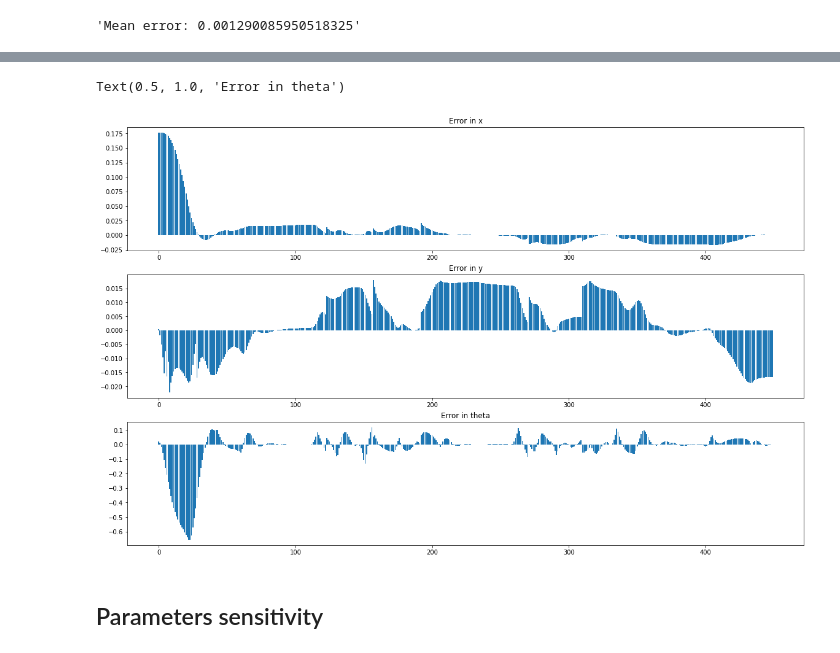
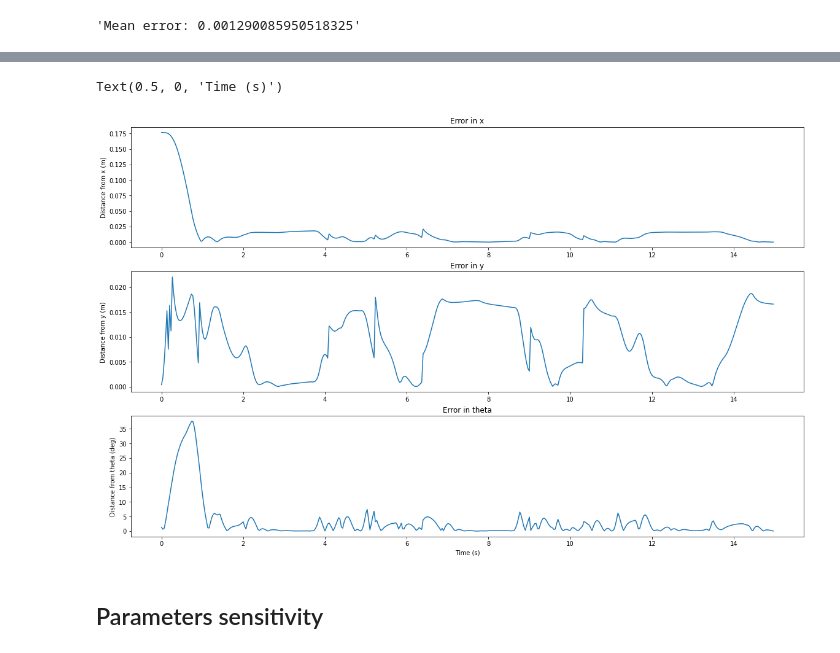
Before and after one commit to giuliovv/duckrace, a Jupyter notebook: casadi_mpc.ipynb, the cells around one changed output, grey strips where cells are left out. Cells and saved outputs as stored; diff of their text form; code cells hidden in the pictures.

```diff
--- a/casadi_mpc.ipynb
+++ b/casadi_mpc.ipynb
@@ -316,20 +327,24 @@ utils.show_on_map_array(env, np.array([X_log[0,:], X_log[1,:]]).T, fig=ax_dict["
 # %%
 fig = plt.figure(constrained_layout=True, figsize=(16, 10))
 ax_dict = fig.subplot_mosaic("""A
         B
         C""")
 error_x = np.array(error_x).reshape(-1)
-ax_dict["A"].bar(range(len(error_x)), error_x)
+ax_dict["A"].plot(np.arange(len(error_x))*dt, np.abs(error_x))
 ax_dict["A"].set_title("Error in x")
+ax_dict["A"].set_ylabel("Distance from x (m)")
 error_y = np.array(error_y).reshape(-1)
-ax_dict["B"].bar(range(len(error_y)), error_y)
+ax_dict["B"].plot(np.arange(len(error_y))*dt, np.abs(error_y))
 ax_dict["B"].set_title("Error in y")
-error_theta_scaled = np.array(error_theta).reshape(-1)
-ax_dict["C"].bar(range(len(error_theta_scaled)), error_theta_scaled)
+ax_dict["B"].set_ylabel("Distance from y (m)")
+error_theta_scaled = np.rad2deg(np.array(error_theta).reshape(-1))
+ax_dict["C"].plot(np.arange(len(error_theta_scaled))*dt, np.abs(error_theta_scaled))
 ax_dict["C"].set_title("Error in theta")
+ax_dict["C"].set_ylabel("Distance from theta (deg)")
+ax_dict["C"].set_xlabel("Time (s)")
 # %% [output]
-Text(0.5, 1.0, 'Error in theta')
+Text(0.5, 0, 'Time (s)')
-[figure, old version]
+[figure, new version]
 # %% [markdown]
 ## Parameters sensitivity
 # %% [markdown]
```
Also changed, not shown: parts of 6 cells of this notebook.
